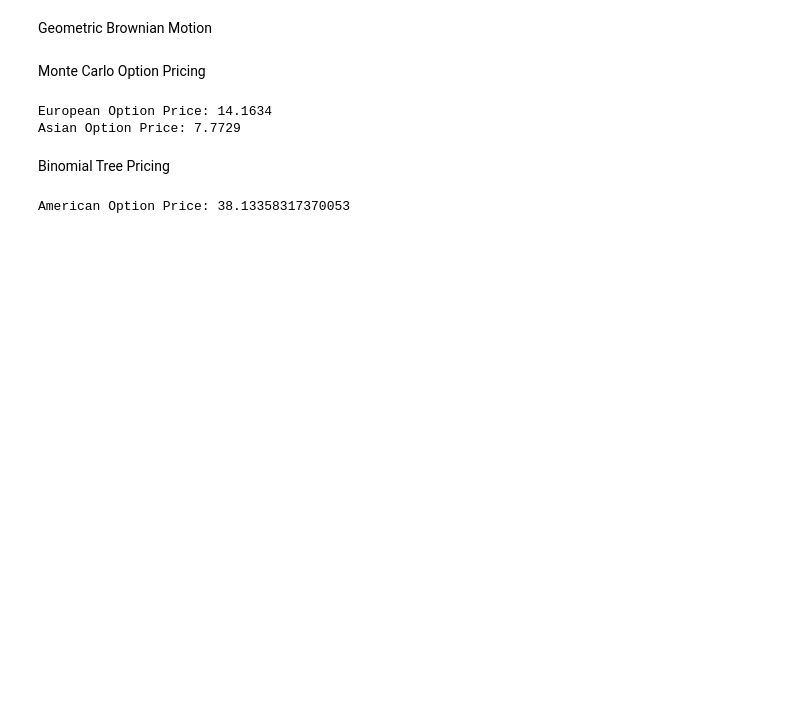
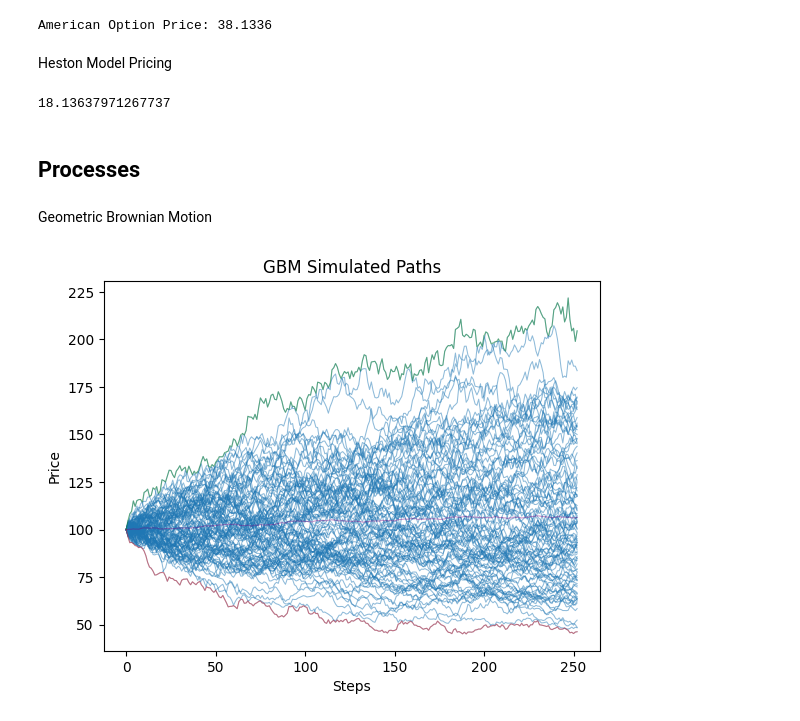
Before and after one commit to dbu79/fin-mat-library, a Jupyter notebook: testing.ipynb, the cells around one changed output. Saved outputs shown, nothing was run; the diff lists cells and outputs as text; code cells hidden in the pictures; blank space fills up the shorter version.

```diff
--- a/testing.ipynb
+++ b/testing.ipynb
@@ -51,50 +52,44 @@ print(f"Delta: {delta2:.4f}, Gamma: {gamma2:.4f}, Vega: {vega2:.4f}, Theta: {the
+# %%
+from pricing import BinomialTreePricer
+from option import Option
+
+S0 = 100
+K = 100
+T = 1
+r = 0.05
+u = 1.1
+d = 1/u
+option = Option(S=S0, K=K, T=T, r=r, sigma=0.3, opt_type='call')
+american_price = BinomialTreePricer.price_american(option, u=u, d=d, n_steps=100)
+print(f"American Option Price: {american_price:.4f}")
+# %% [output]
+American Option Price: 38.1336
+# %% [markdown]
+Heston Model Pricing
+# %%
+from option import Option
+from pricing import HestonModel
+import numpy as np
+
+opt = Option(S=110, K=100, T=1, r=0.05, sigma=0.2, opt_type='call')
+price = HestonModel.price(opt, kappa=1.0, theta=0.04, sigma=0.3, rho=-0.7, v0=0.04)
+print(price)
+# %% [output]
+18.13637971267737
+# %% [markdown]
+## Processes
 # %% [markdown]
 Geometric Brownian Motion
 # %%
 from processes.gbm import GeometricBrownianMotion
 S = 100
 mu = 0.08
 sigma = 0.3
 T = 1
 dt = 1/252
 n = 100
 gbm = GeometricBrownianMotion(S0=S, mu=mu, sigma=sigma)
-gbm.show_paths(T=T, dt=dt, n_paths=100)
+paths = gbm.sim_paths(T=T, dt=dt, n_paths=n)
+gbm.plot_paths(paths=paths)
+# %% [output]
+[figure, added]
-# %% [markdown]
-Monte Carlo Option Pricing
-# %%
-from pricing.monte_carlo import MonteCarloPricer
-
-S = 100
-K = 100
-T = 1
-r = 0.05
-sigma = 0.3
-euro_option = MonteCarloPricer(S=S, K=K, T=T, r=r, sigma=sigma, opt_style='european', opt_type='call')
-# 10,000 paths, 252 steps
-euro_price = euro_option.price()
-print(f"European Option Price: {euro_price:.4f}")
-
-
-asian_option = MonteCarloPricer(S=S, K=K, T=T, r=r, sigma=sigma, opt_style='asian', opt_type='call')
-
-asian_price = asian_option.price()
-print(f"Asian Option Price: {asian_price:.4f}")
-# %% [output]
-European Option Price: 14.1634
-Asian Option Price: 7.7729
-# %% [markdown]
-Binomial Tree Pricing
-# %%
-from pricing.trees import BinomialTreePricer
-
-S0 = 100
-K = 100
-T = 1
-r = 0.05
-u = 1.1
-d = 1/u
-american_pricer = BinomialTreePricer(S0, K, T, r, u, d)
-print(f"American Option Price: {american_pricer.price()}")
-# %% [output]
-American Option Price: 38.13358317370053
```
Also changed, not shown: parts of 17 cells of this notebook, 3 other files.
